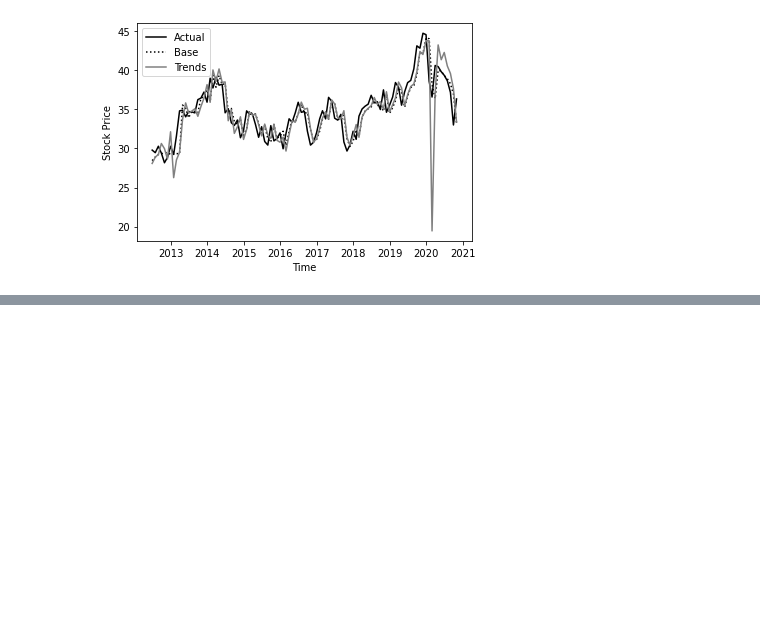
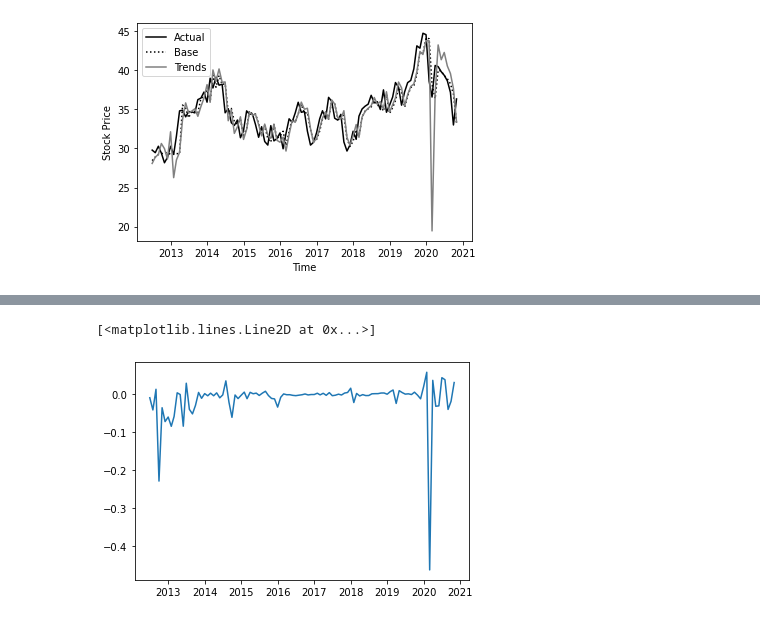
Before and after one commit to epfl-ada/ada-2020-project-milestone-p3-p3_illusions, a Jupyter notebook: extension.ipynb, the cells around one changed output, grey strips where cells are left out. Cells and saved outputs as stored; diff of their text form; code cells hidden in the pictures; blank space fills up the shorter version.

```diff
--- a/extension.ipynb
+++ b/extension.ipynb
@@ -408,0 +437,5 @@ Text(0, 0.5, 'Stock Price')
+# %%
+plt.plot(pd.to_datetime(diff_AE_MRK.index), diff_AE_MRK)
+# %% [output]
+[<matplotlib.lines.Line2D at 0x...>]
+[figure, added]
```
Also changed, not shown: parts of 7 cells of this notebook.
